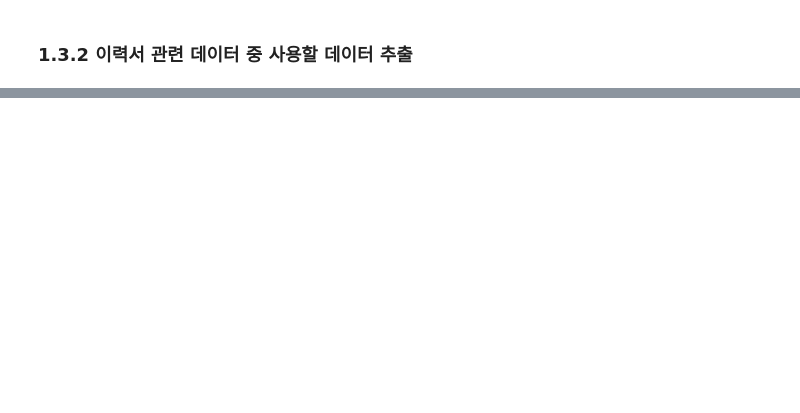
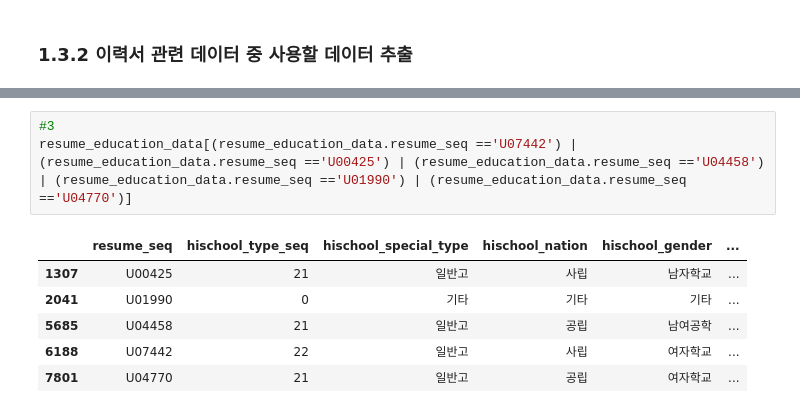
Before and after one commit to Kim-SeongSu/Dacon_Kookmin_University, a Jupyter notebook: kookmin_ai.ipynb, the cells around one changed output, grey strips where cells are left out. Drawn from its saved outputs; the diff is of its cells as text; blank space fills up the shorter version.

```diff
--- a/kookmin_ai.ipynb
+++ b/kookmin_ai.ipynb
@@ -381,0 +585,10 @@ display(company_data.value_counts(company_data.company_type_seq != 0))
+# %%
+#3
+resume_education_data[(resume_education_data.resume_seq =='U07442') | (resume_education_data.resume_seq =='U00425') | (resume_education_data.resume_seq =='U04458') | (resume_education_data.resume_seq =='U01990') | (resume_education_data.resume_seq =='U04770')]
+# %% [output]
+|  | resume_seq | hischool_type_seq | hischool_special_type | hischool_nation | hischool_gender | ... |
+| 1307 | U00425 | 21 | 일반고 | 사립 | 남자학교 | ... |
+| 2041 | U01990 | 0 | 기타 | 기타 | 기타 | ... |
+| 5685 | U04458 | 21 | 일반고 | 공립 | 남여공학 | ... |
+| 6188 | U07442 | 22 | 일반고 | 사립 | 여자학교 | ... |
+| 7801 | U04770 | 21 | 일반고 | 공립 | 여자학교 | ... |
```
Also changed, not shown: parts of 41 cells of this notebook.
